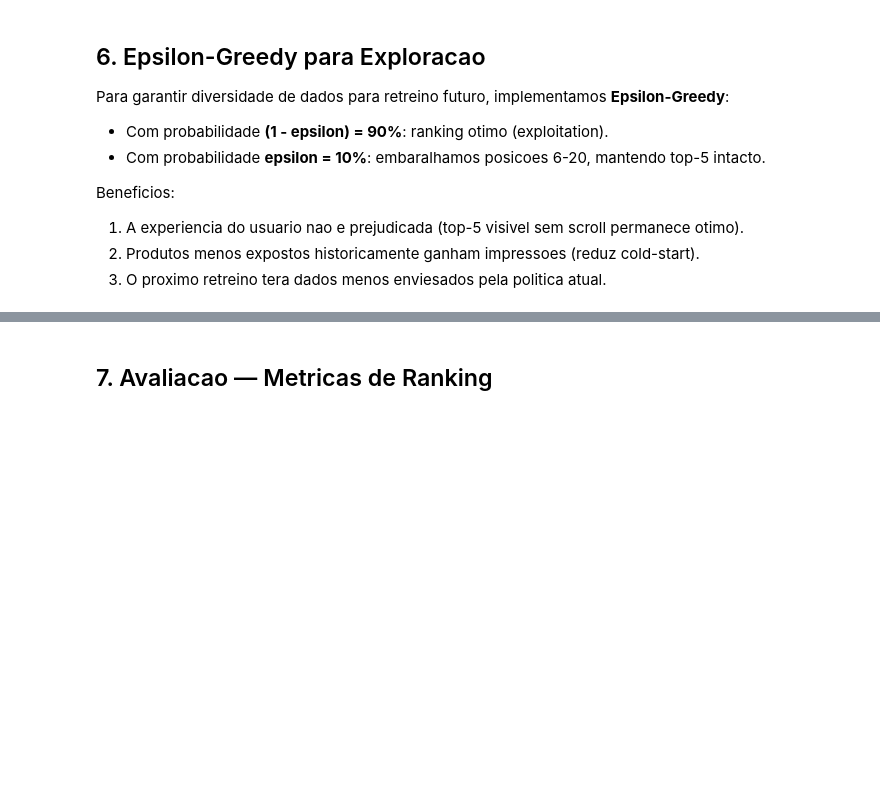
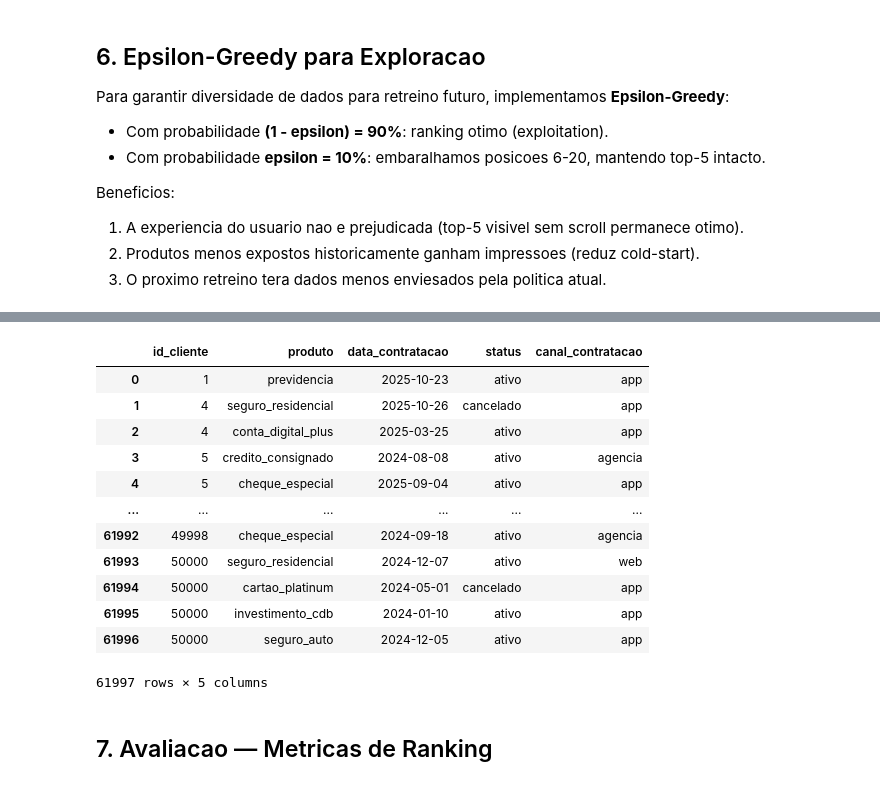
Before and after one commit to Cirokun/case-sistema-recomendacao-II, a Jupyter notebook: notebook_recomendacao.ipynb, the cells around one changed output, grey strips where cells are left out. Drawn from its saved outputs; the diff is of its cells as text; code cells hidden in the pictures; blank space fills up the shorter version.

```diff
--- a/notebook_recomendacao.ipynb
+++ b/notebook_recomendacao.ipynb
@@ -518,3 +726,19 @@ Funcao de recomendacao definida.
+# %%
+contratos
+# %% [output]
+|  | id_cliente | produto | data_contratacao | status | canal_contratacao |
+| 0 | 1 | previdencia | 2025-10-23 | ativo | app |
+| 1 | 4 | seguro_residencial | 2025-10-26 | cancelado | app |
+| 2 | 4 | conta_digital_plus | 2025-03-25 | ativo | app |
+| 3 | 5 | credito_consignado | 2024-08-08 | ativo | agencia |
+| 4 | 5 | cheque_especial | 2025-09-04 | ativo | app |
+| ... | ... | ... | ... | ... | ... |
+| 61992 | 49998 | cheque_especial | 2024-09-18 | ativo | agencia |
+| 61993 | 50000 | seguro_residencial | 2024-12-07 | ativo | web |
+| 61994 | 50000 | cartao_platinum | 2024-05-01 | cancelado | app |
+| 61995 | 50000 | investimento_cdb | 2024-01-10 | ativo | app |
+| 61996 | 50000 | seguro_auto | 2024-12-05 | ativo | app |
+61997 rows × 5 columns
 # %% [markdown]
 ## 7. Avaliacao — Metricas de Ranking
 # %%
```
Also changed, not shown: parts of 20 cells of this notebook, 2 other files.
